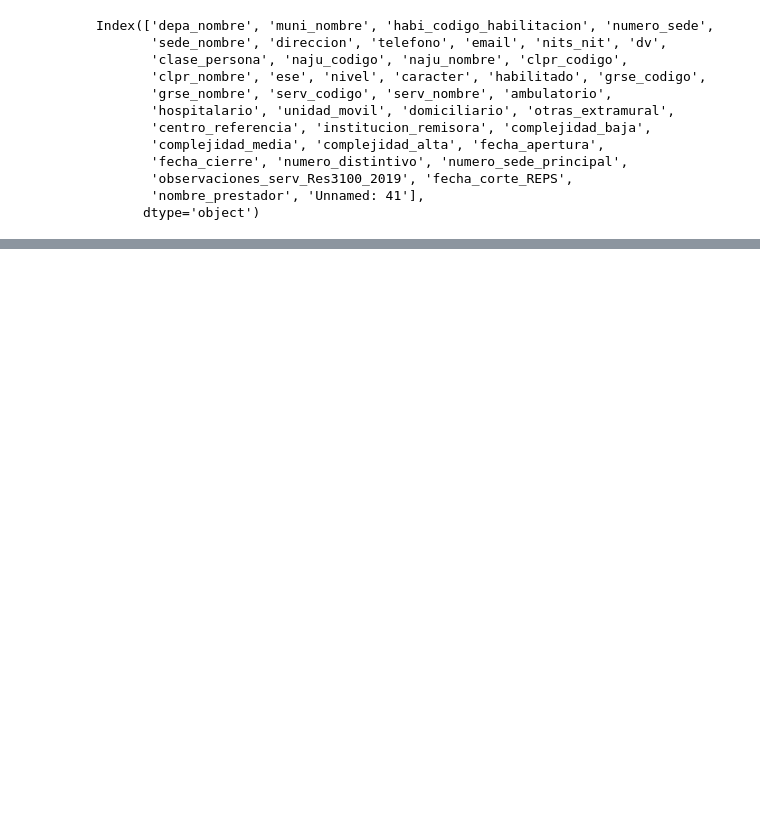
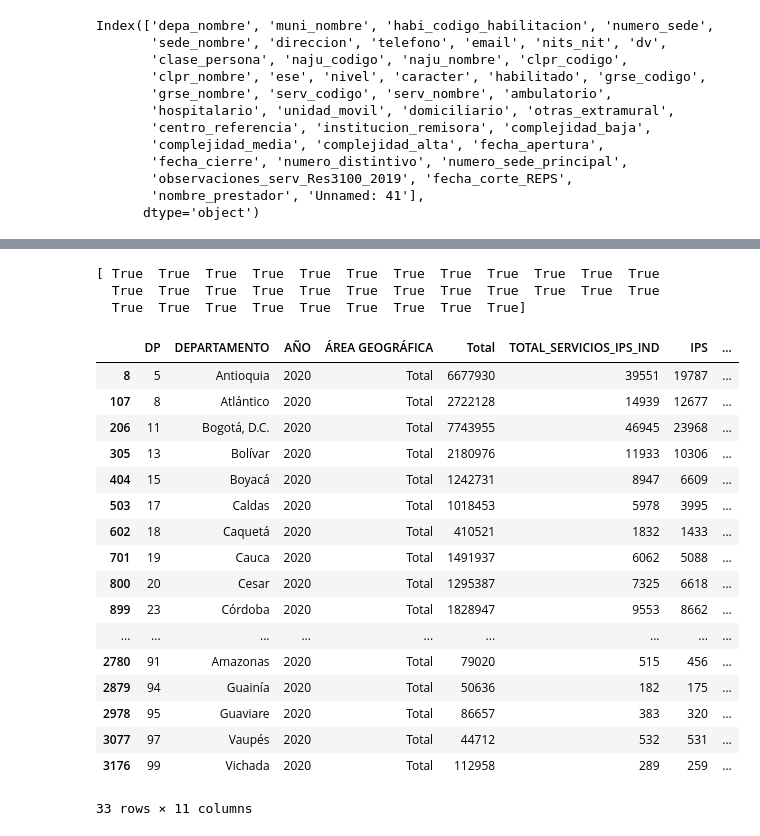
Before and after one commit to Santivg/DS4A-Team14, a Jupyter notebook: notebooks/EDA_medios_ips.ipynb, the cells around one changed output, grey strips where cells are left out. Saved outputs shown, nothing was run; the diff lists cells and outputs as text; code cells hidden in the pictures; blank space fills up the shorter version.

```diff
--- a/notebooks/EDA_medios_ips.ipynb
+++ b/notebooks/EDA_medios_ips.ipynb
@@ -130,0 +90,12 @@ medicos_independientes[medicos_independientes['nombre_prestador'].isna()]
+# %%
+medicos_ips = medicos_ips[medicos_ips.habilitado == 'SI']
+print(medicos_ips['clpr_nombre'].unique())
+print()
+medicos_ips = medicos_ips[medicos_ips['clpr_nombre'].isin(['Instituciones - IPS', 'Profesional Independiente'])]
+print(medicos_ips['clpr_nombre'].value_counts())
+print()
+# se convierte la columna 'serv_codigo' a tipo int
+print(len(medicos_ips['serv_codigo'].unique()))
+medicos_ips['serv_codigo'] = medicos_ips['serv_codigo'].astype('float64')
+print(medicos_ips['serv_codigo'].value_counts())
+#medicos_ips[medicos_ips['clpr_nombre'] == 'Instituciones - IPS']
@@ -130,0 +203,33 @@ medicos_independientes[medicos_independientes['nombre_prestador'].isna()]
+# %%
+print(EDA2020.index == pob.DPNOM.sort_values().values)
+# %% [output]
+[ True  True  True  True  True  True  True  True  True  True  True  True
+  True  True  True  True  True  True  True  True  True  True  True  True
+  True  True  True  True  True  True  True  True  True]
+# %%
+med_pob_2020 = pob.merge(pd.DataFrame(EDA2020), left_on = 'DPNOM', right_index = True)
+med_pob_2020['Habs_por_total_servicios'] = round(med_pob_2020['Total']/med_pob_2020['TOTAL_SERVICIOS_IPS_IND'],2)
+med_pob_2020['Habs_por_ips'] = round(med_pob_2020['Total']/med_pob_2020['IPS'],2)
+med_pob_2020['Habs_por_med_ind'] = round(med_pob_2020['Total']/med_pob_2020['INDEPENDIENTES'],2)
+#med_pob_2020.sort_values(by = 'Habs_por_total_servicios', ascending = False, inplace = True)
+med_pob_2020.rename({'DPNOM':'DEPARTAMENTO'}, axis = 1, inplace = True)
+med_pob_2020
+# %% [output]
+|  | DP | DEPARTAMENTO | AÑO | ÁREA GEOGRÁFICA | Total | TOTAL_SERVICIOS_IPS_IND | IPS | ... |
+| 8 | 5 | Antioquia | 2020 | Total | 6677930 | 39551 | 19787 | ... |
+| 107 | 8 | Atlántico | 2020 | Total | 2722128 | 14939 | 12677 | ... |
+| 206 | 11 | Bogotá, D.C. | 2020 | Total | 7743955 | 46945 | 23968 | ... |
+| 305 | 13 | Bolívar | 2020 | Total | 2180976 | 11933 | 10306 | ... |
+| 404 | 15 | Boyacá | 2020 | Total | 1242731 | 8947 | 6609 | ... |
+| 503 | 17 | Caldas | 2020 | Total | 1018453 | 5978 | 3995 | ... |
+| 602 | 18 | Caquetá | 2020 | Total | 410521 | 1832 | 1433 | ... |
+| 701 | 19 | Cauca | 2020 | Total | 1491937 | 6062 | 5088 | ... |
+| 800 | 20 | Cesar | 2020 | Total | 1295387 | 7325 | 6618 | ... |
+| 899 | 23 | Córdoba | 2020 | Total | 1828947 | 9553 | 8662 | ... |
+| ... | ... | ... | ... | ... | ... | ... | ... | ... |
+| 2780 | 91 | Amazonas | 2020 | Total | 79020 | 515 | 456 | ... |
+| 2879 | 94 | Guainía | 2020 | Total | 50636 | 182 | 175 | ... |
+| 2978 | 95 | Guaviare | 2020 | Total | 86657 | 383 | 320 | ... |
+| 3077 | 97 | Vaupés | 2020 | Total | 44712 | 532 | 531 | ... |
+| 3176 | 99 | Vichada | 2020 | Total | 112958 | 289 | 259 | ... |
+33 rows × 11 columns
```
Also changed, not shown: parts of 28 cells of this notebook.
